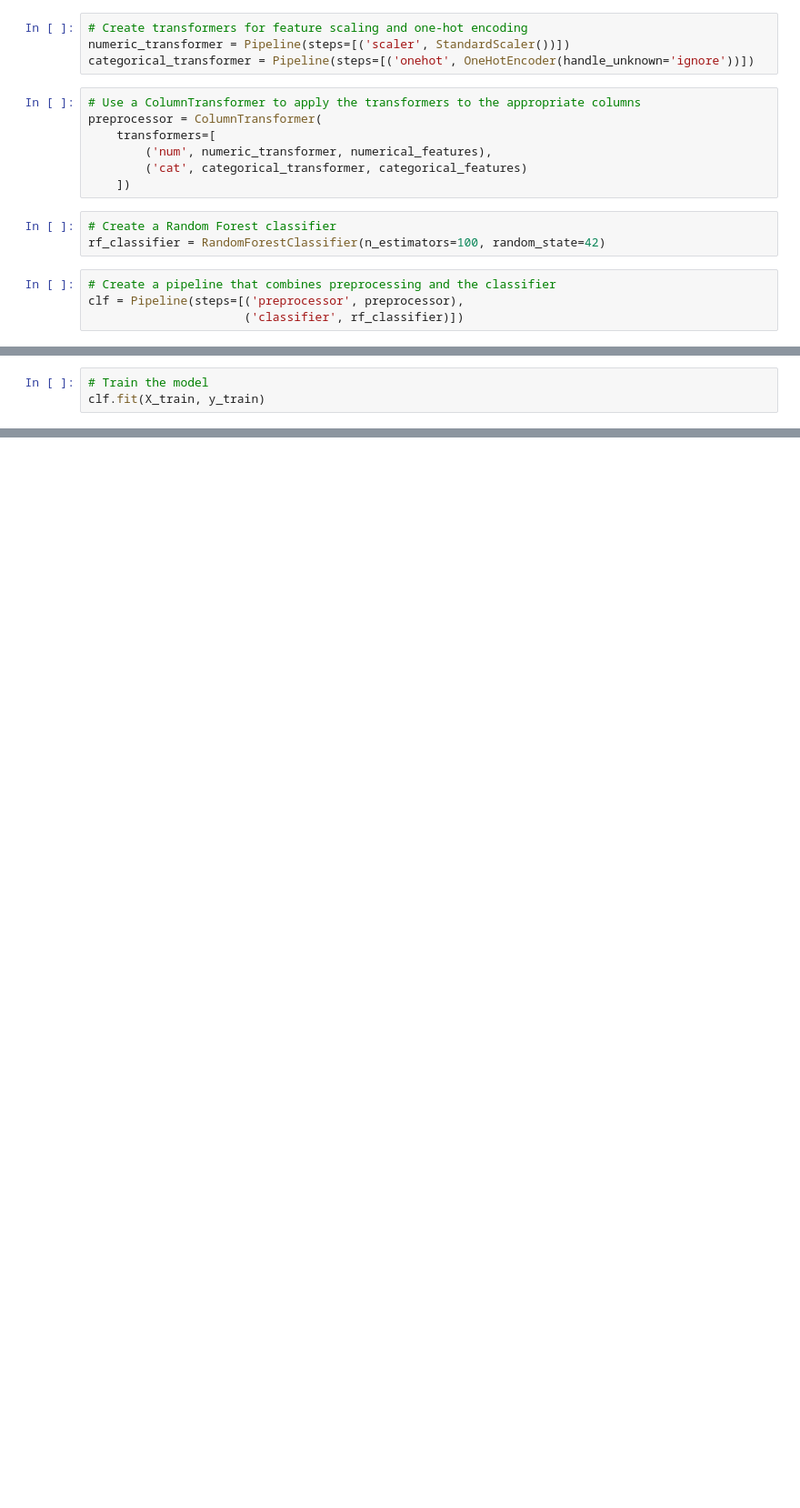
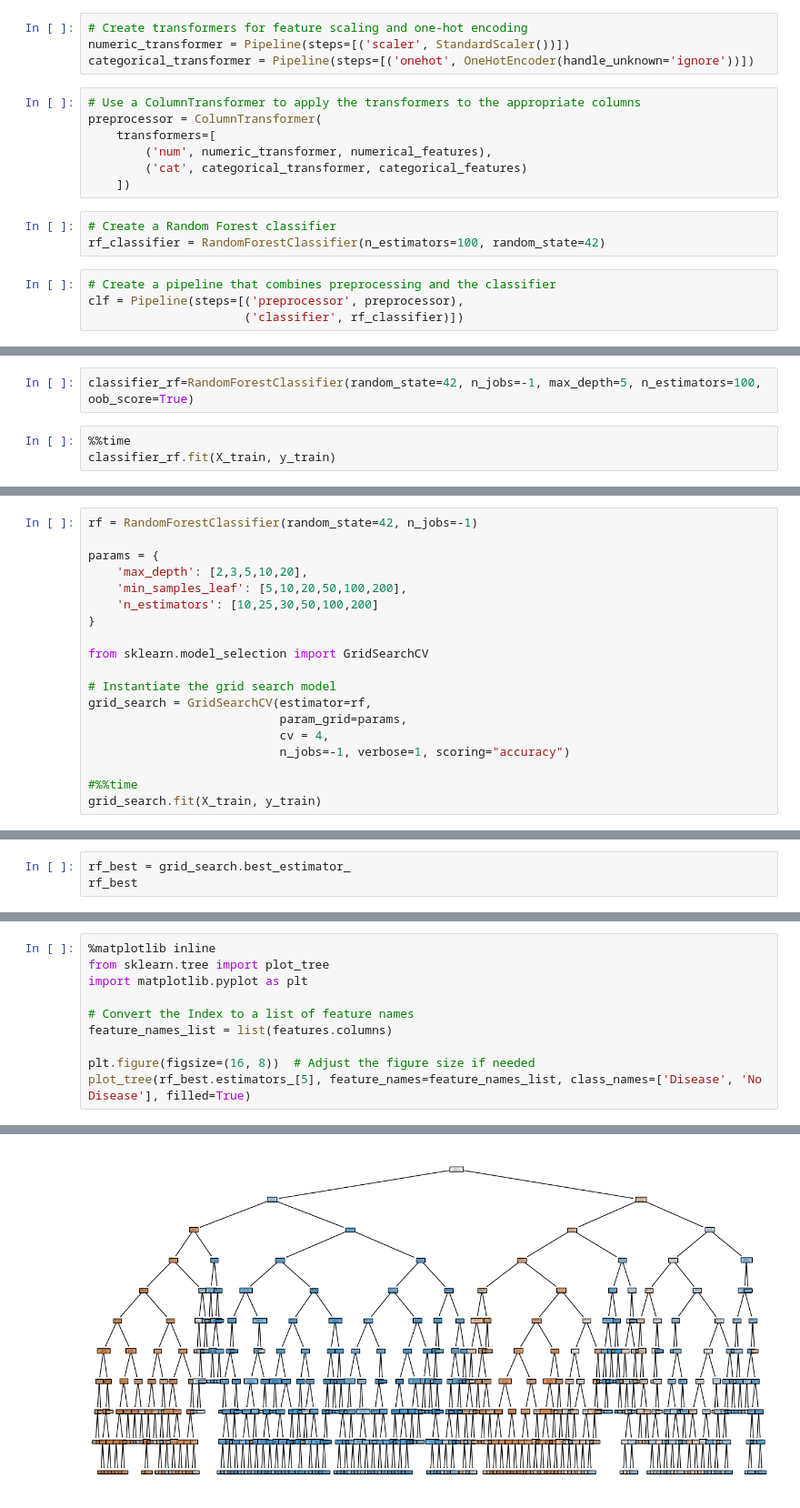
Before and after one commit to michellejuliet/Cardiovascular-Prediction, a Jupyter notebook: Random Forest Algorithm.ipynb, the cells around one changed output, grey strips where cells are left out. Shown at 91% size. Saved outputs shown, nothing was run; the diff lists cells and outputs as text; blank space fills up the shorter version.

```diff
--- a/Random Forest Algorithm.ipynb
+++ b/Random Forest Algorithm.ipynb
@@ -216,4 +225,6 @@ clf = Pipeline(steps=[('preprocessor', preprocessor),
+# %%
+classifier_rf=RandomForestClassifier(random_state=42, n_jobs=-1, max_depth=5, n_estimators=100, oob_score=True)
 # %%
-# Train the model
-clf.fit(X_train, y_train)
+%%time
+classifier_rf.fit(X_train, y_train)
 # %% [output]
@@ -236,0 +240,19 @@ df
+# %%
+rf = RandomForestClassifier(random_state=42, n_jobs=-1)
+
+params = {
+    'max_depth': [2,3,5,10,20],
+    'min_samples_leaf': [5,10,20,50,100,200],
+    'n_estimators': [10,25,30,50,100,200]
+}
+
+from sklearn.model_selection import GridSearchCV
+
+# Instantiate the grid search model
+grid_search = GridSearchCV(estimator=rf,
+                           param_grid=params,
+                           cv = 4,
+                           n_jobs=-1, verbose=1, scoring="accuracy")
+
+#%%time
+grid_search.fit(X_train, y_train)
@@ -236,0 +271,3 @@ df
+# %%
+rf_best = grid_search.best_estimator_
+rf_best
@@ -236,0 +295,11 @@ df
+# %%
+%matplotlib inline
+from sklearn.tree import plot_tree
+import matplotlib.pyplot as plt
+
+# Convert the Index to a list of feature names
+feature_names_list = list(features.columns)
+
+plt.figure(figsize=(16, 8))  # Adjust the figure size if needed
+plot_tree(rf_best.estimators_[5], feature_names=feature_names_list, class_names=['Disease', 'No Disease'], filled=True)
+# %% [output]
@@ -236,0 +323 @@ df
+[figure, added]
```
Also changed, not shown: parts of 17 cells of this notebook.
